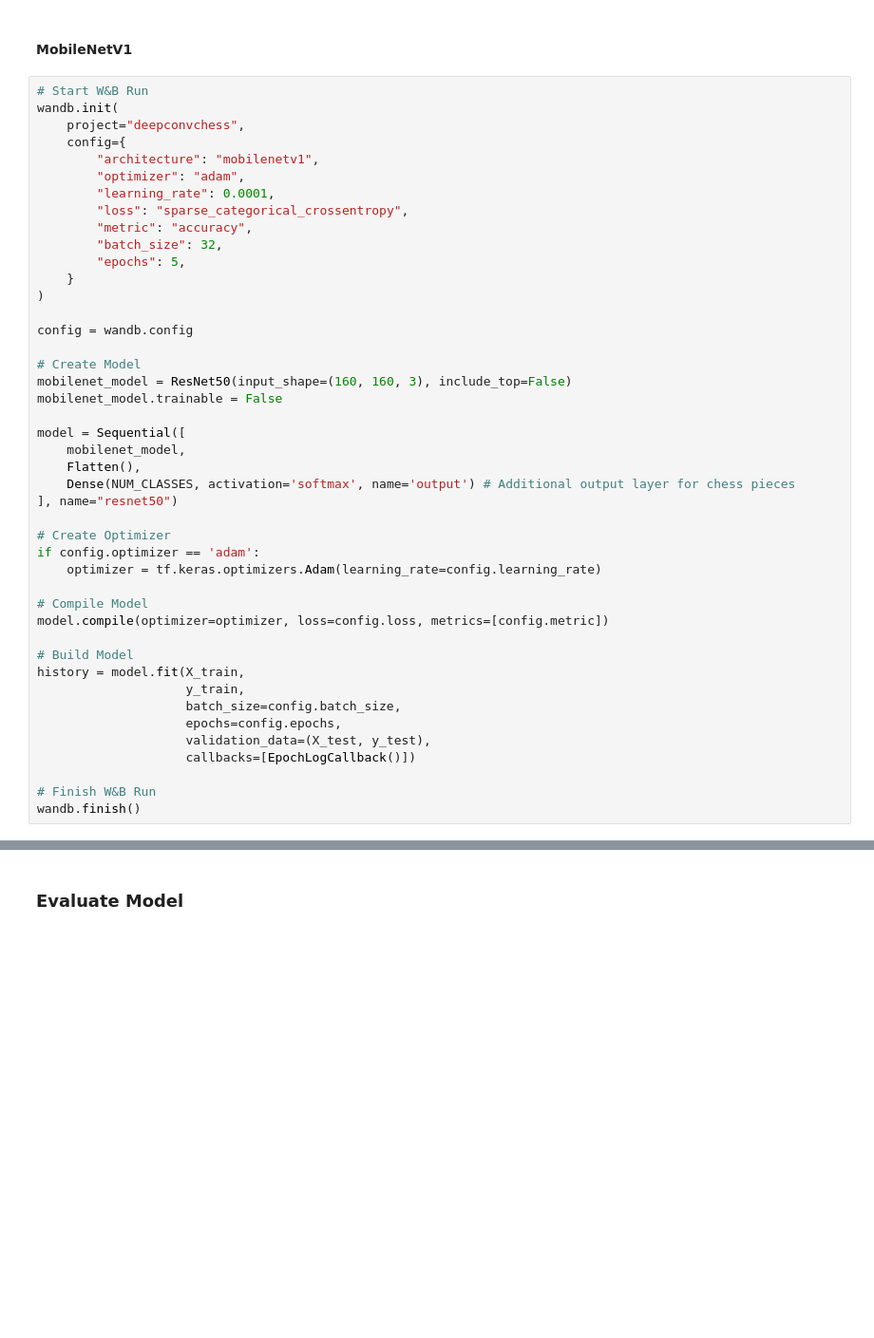
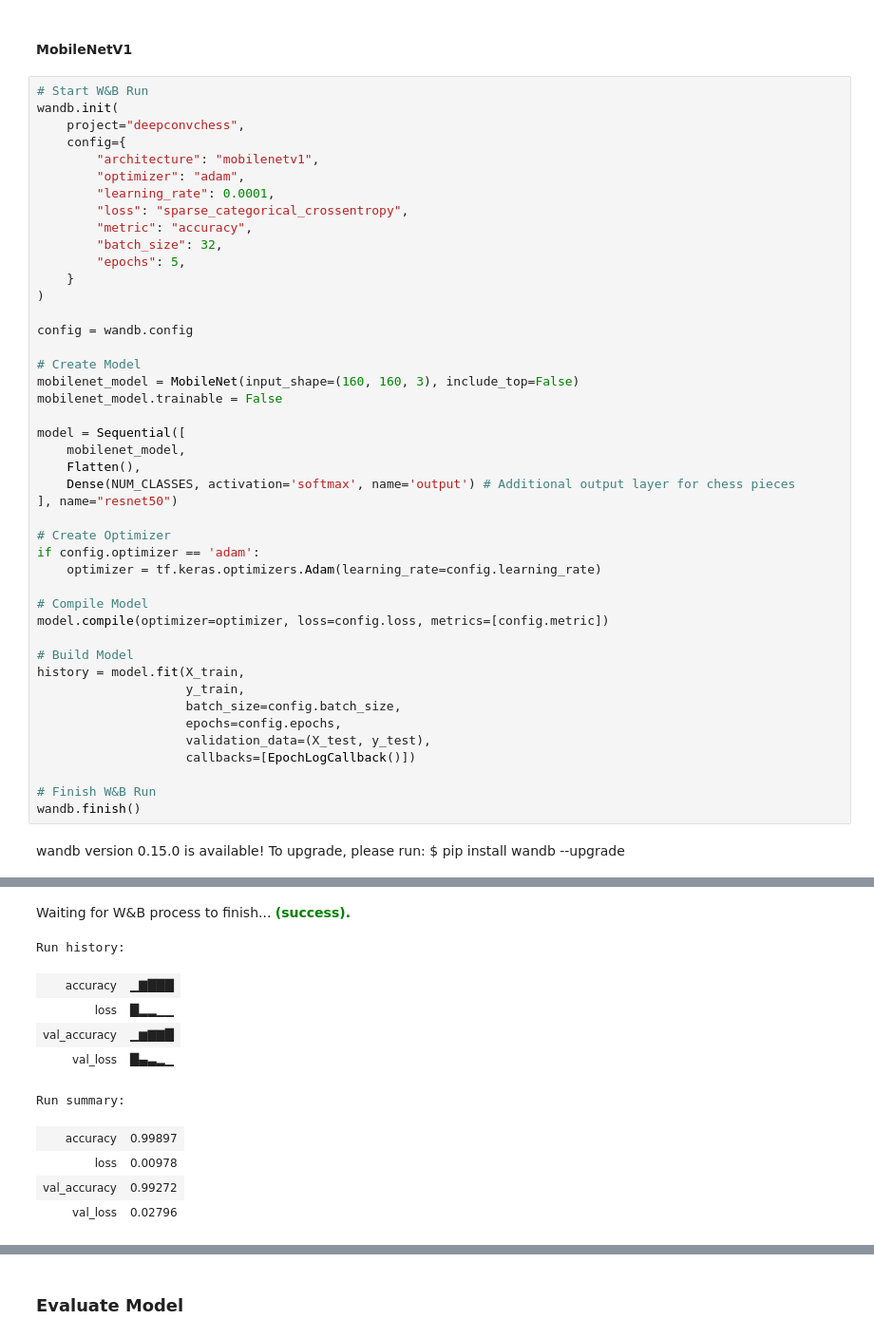
Before and after one commit to billywba/deepconvchess-cnn, a Jupyter notebook: model/main.ipynb, the cells around one changed output, grey strips where cells are left out. Shown at 95% size. Cells and saved outputs as stored; diff of their text form; blank space fills up the shorter version.

Commit message:
mobilenet: added mobilenetv2

```diff
--- a/model/main.ipynb
+++ b/model/main.ipynb
@@ -270,7 +271,7 @@ wandb.init(
 config = wandb.config
 
 # Create Model
-mobilenet_model = ResNet50(input_shape=(160, 160, 3), include_top=False)
+mobilenet_model = MobileNet(input_shape=(160, 160, 3), include_top=False)
 mobilenet_model.trainable = False
 
 model = Sequential([
@@ -296,3 +297,5 @@ history = model.fit(X_train,
 
 # Finish W&B Run
 wandb.finish()
+# %% [output]
+wandb version 0.15.0 is available! To upgrade, please run: $ pip install wandb --upgrade
@@ -298,0 +319,11 @@ wandb.finish()
+Waiting for W&B process to finish... (success).
+Run history:
+| accuracy | ▁▇███ |
+| loss | █▂▂▁▁ |
+| val_accuracy | ▁▆▇▇█ |
+| val_loss | █▄▃▂▁ |
+Run summary:
+| accuracy | 0.99897 |
+| loss | 0.00978 |
+| val_accuracy | 0.99272 |
+| val_loss | 0.02796 |
```
Also changed, not shown: parts of 2 cells of this notebook.
